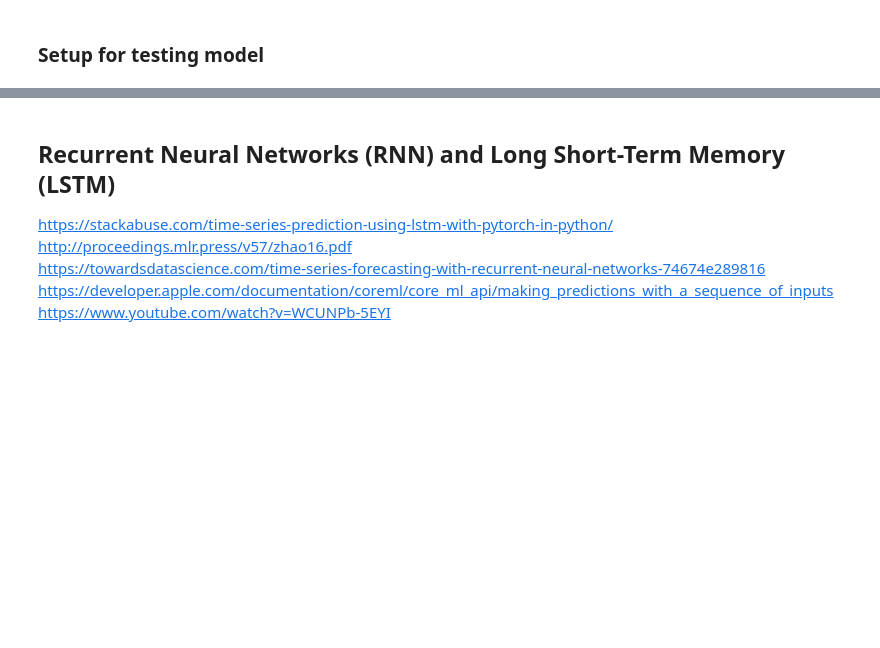
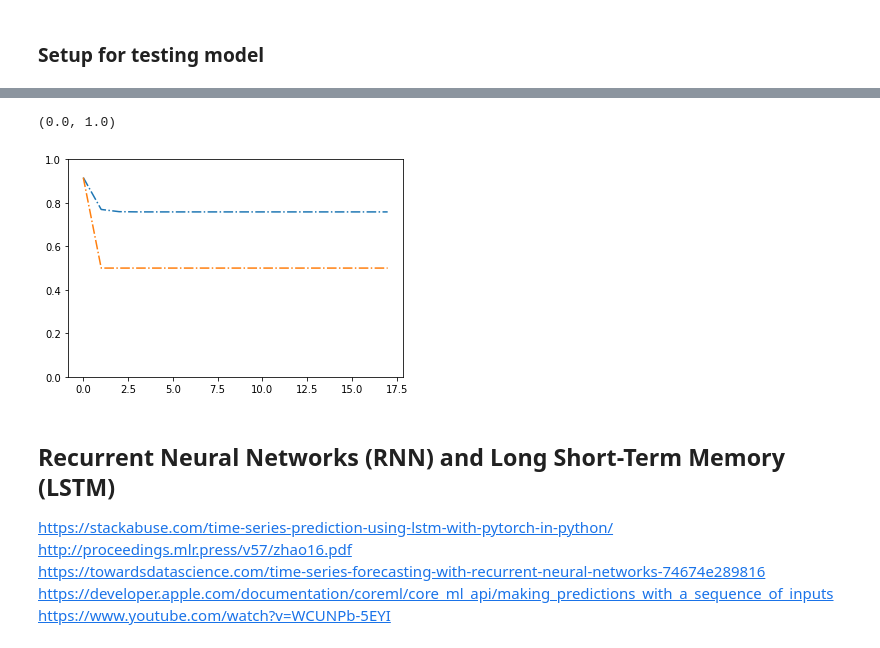
Before and after one commit to MarBry111/Forecast_Election_Poland, a Jupyter notebook: Model_I_3parameters.ipynb, the cells around one changed output, grey strips where cells are left out. Drawn from its saved outputs; the diff is of its cells as text; code cells hidden in the pictures; blank space fills up the shorter version.

```diff
--- a/Model_I_3parameters.ipynb
+++ b/Model_I_3parameters.ipynb
@@ -217,7 +221,7 @@ beta = 0.01
 # %% [markdown]
 ## All at once
 # %%
-for epoch in range(10**3):
+for epoch in range(10**4):
     grad = grad_percent(a_avg,X).reshape(18,16,3)
     grad = np.sum(grad, axis=0)
     a_avg = a_avg - step*grad
@@ -228,7 +232,7 @@ for epoch in range(10**3):
 
     loss_p = np.sum((model_percent(a_avg,X) - Y.reshape(-1,1))**2)
 
-    if epoch%100==0:
+    if epoch%1000==0:
         print('loss sum:',loss_p)
 a_avg.shape
 # %% [output]
@@ -246,7 +250,7 @@ loss sum: 25.59863295733435
 # %% [markdown]
 ## Shuffle years and on at once
 # %%
-for epoch in range(10**3):
+for epoch in range(10**4):
     shuffle_i = np.arange(X.shape[0])
     np.random.shuffle(shuffle_i)
     loss_p = 0
@@ -261,7 +265,7 @@ for epoch in range(10**3):
 
         loss_p += np.sum((model_percent(a_all,X[i]) - Y[i].reshape(-1,1))**2)
 
-    if epoch%100==0:
+    if epoch%1000==0:
         print('loss sum:',loss_p)
 a_all.shape
 # %% [output]
@@ -341,3 +444,10 @@ plt.plot()
+# %%
+plt.plot(o_avg.mean(1), '-.')
+plt.plot(o_all.mean(1), '-.')
+plt.ylim(0,1)
+# %% [output]
+(0.0, 1.0)
+[figure, added]
 # %% [markdown]
 ## Recurrent Neural Networks (RNN) and Long Short-Term Memory (LSTM)
 https://stackabuse.com/time-series-prediction-using-lstm-with-pytorch-in-python/ <br>
```
Also changed, not shown: parts of 18 cells of this notebook, 2 other files.
